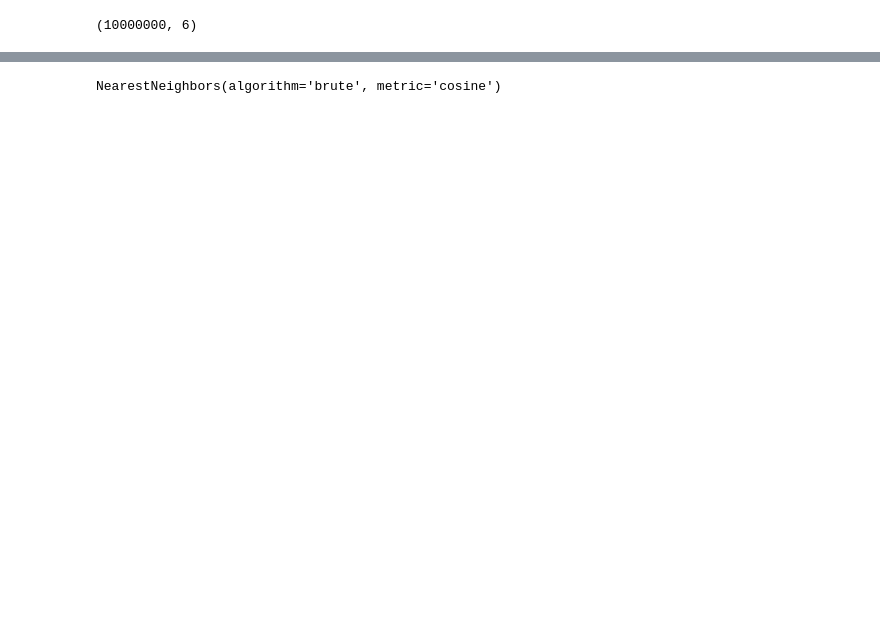
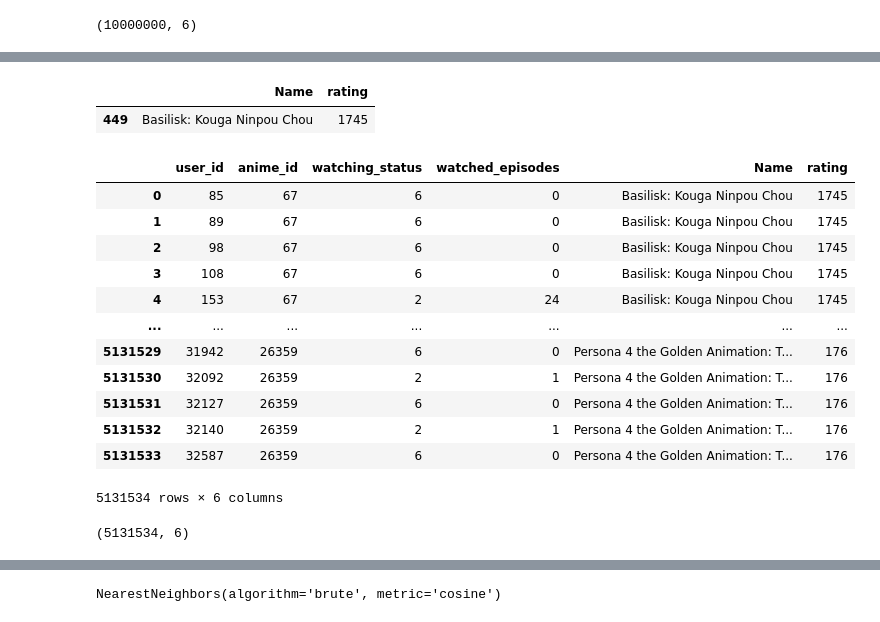
Before and after one commit to everydaycodings/Anima-Recommendation-System-WebApp, a Jupyter notebook: base_ignore_file.ipynb, the cells around one changed output, grey strips where cells are left out. Cells and saved outputs as stored; diff of their text form; code cells hidden in the pictures; blank space fills up the shorter version.

```diff
--- a/base_ignore_file.ipynb
+++ b/base_ignore_file.ipynb
@@ -26,4 +8,0 @@ anima_contact_data
-# %%
-rating_data = rating_data.merge(anima_contact_data, left_on = 'anime_id', right_on = 'anime_id', how = 'left')
-rating_data = rating_data[["user_id", "Name", "anime_id","rating", "watching_status", "watched_episodes"]]
-rating_data
@@ -71,3 +36,31 @@ rating_data = rating_data[rating_data['anime_id'].isin(count1[count1 >= 100].ind
+# %%
+movie_ratingCount[movie_ratingCount["Name"] == "Basilisk: Kouga Ninpou Chou"]
+# %% [output]
+|  | Name | rating |
+| 449 | Basilisk: Kouga Ninpou Chou | 1745 |
+# %%
+rating_data = combine_movie_rating.merge(movie_ratingCount, left_on = 'Name', right_on = 'Name', how = 'left')
+rating_data = rating_data.drop(columns = "rating_x")
+rating_data = rating_data.rename(columns={"rating_y": "rating"})
+rating_data
+# %% [output]
+|  | user_id | anime_id | watching_status | watched_episodes | Name | rating |
+| 0 | 85 | 67 | 6 | 0 | Basilisk: Kouga Ninpou Chou | 1745 |
+| 1 | 89 | 67 | 6 | 0 | Basilisk: Kouga Ninpou Chou | 1745 |
+| 2 | 98 | 67 | 6 | 0 | Basilisk: Kouga Ninpou Chou | 1745 |
+| 3 | 108 | 67 | 6 | 0 | Basilisk: Kouga Ninpou Chou | 1745 |
+| 4 | 153 | 67 | 2 | 24 | Basilisk: Kouga Ninpou Chou | 1745 |
+| ... | ... | ... | ... | ... | ... | ... |
+| 5131529 | 31942 | 26359 | 6 | 0 | Persona 4 the Golden Animation: T... | 176 |
+| 5131530 | 32092 | 26359 | 2 | 1 | Persona 4 the Golden Animation: T... | 176 |
+| 5131531 | 32127 | 26359 | 6 | 0 | Persona 4 the Golden Animation: T... | 176 |
+| 5131532 | 32140 | 26359 | 2 | 1 | Persona 4 the Golden Animation: T... | 176 |
+| 5131533 | 32587 | 26359 | 6 | 0 | Persona 4 the Golden Animation: T... | 176 |
+5131534 rows × 6 columns
+# %%
+rating_data.shape
+# %% [output]
+(5131534, 6)
 # %%
 rating_data.isna().sum()
 # %% [output]
```
Also changed, not shown: parts of 16 cells of this notebook.
